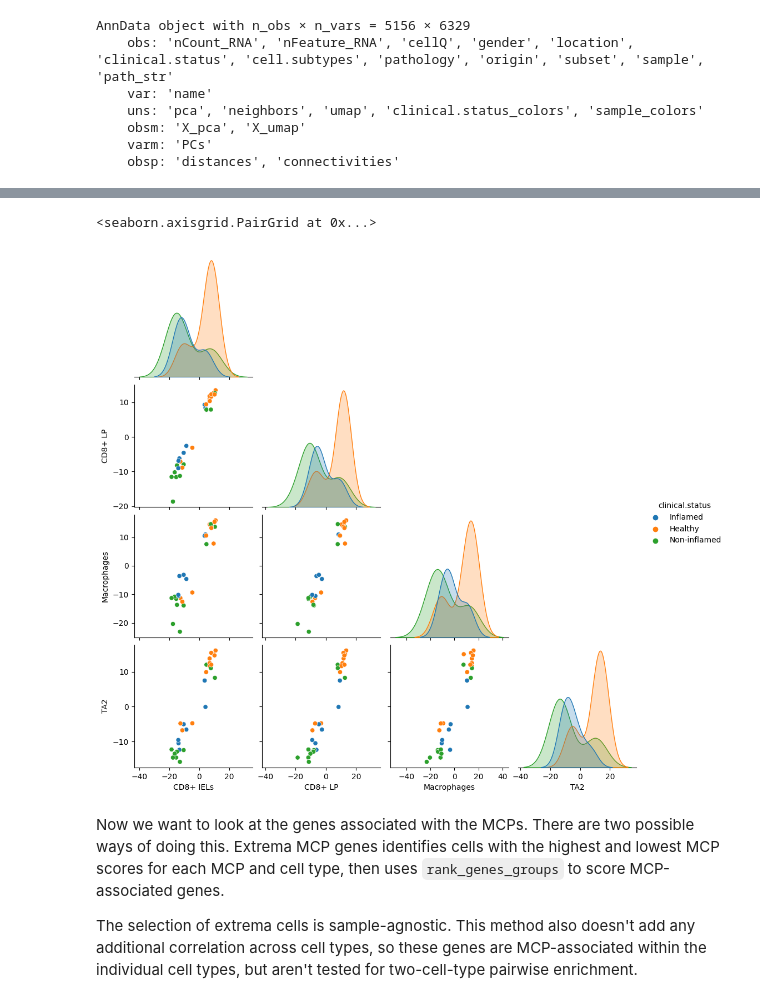
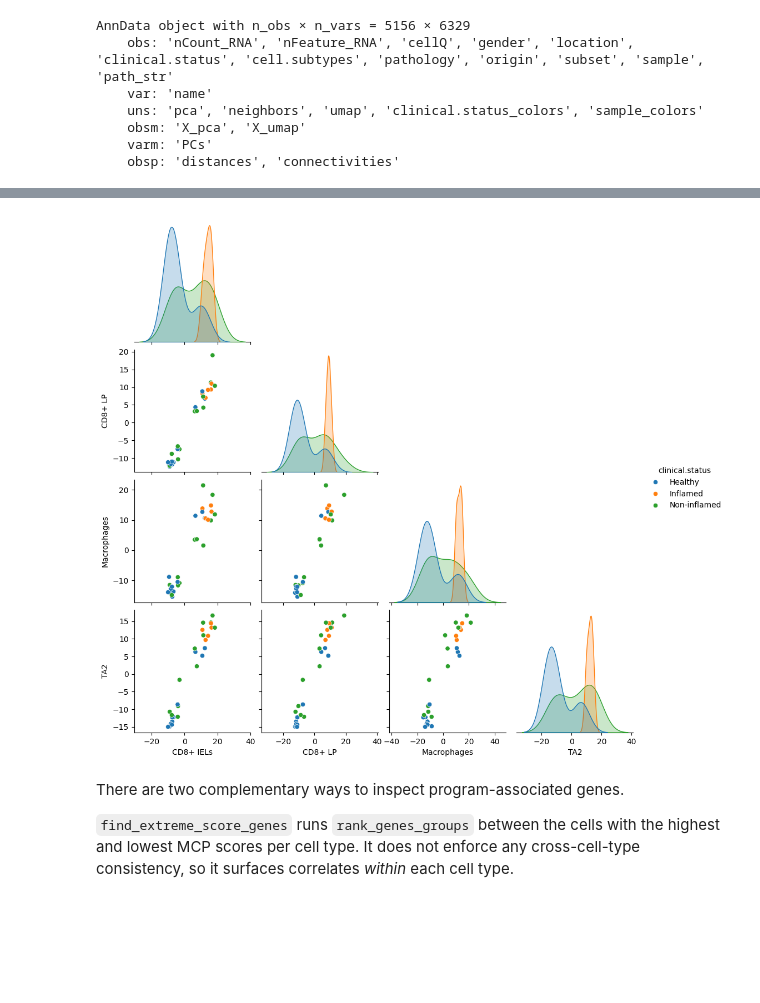
Before and after one commit to scverse/pertpy-tutorials, a Jupyter notebook: dialogue.ipynb, the cells around one changed output, grey strips where cells are left out. Saved outputs shown, nothing was run; the diff lists cells and outputs as text; code cells hidden in the pictures; blank space fills up the shorter version.

```diff
--- a/dialogue.ipynb
+++ b/dialogue.ipynb
@@ -84,9 +96,11 @@ AnnData object with n_obs × n_vars = 5156 × 6329
 # %%
 dl = pt.tl.Dialogue(
-    sample_id="sample",
     celltype_key="cell.subtypes",
-    n_counts_key="nCount_RNA",
-    n_mpcs=3,
+    sample_key="sample",
+    cell_quality_key="cellQ",
+    n_programs=3,
 )
 # %%
-adata, mcps, ws, ct_subs = dl.calculate_multifactor_PMD(adata, normalize=True)
+dl.fit_programs(adata)
+dl.test_celltype_pairs(adata)
+dl.refine_scores(adata)
@@ -131,18 +141,9 @@ dl.plot_split_violins(adata, split_key="path_str", celltype_key="cell.subtypes",
 # %%
-dl.plot_pairplot(
-    adata,
-    celltype_key="cell.subtypes",
-    color="clinical.status",
-    mcp="mcp_0",
-    sample_id="sample",
-)
+dl.plot_pairplot(adata, color="clinical.status", program="MCP1")
 # %% [output]
-<seaborn.axisgrid.PairGrid at 0x...>
-[figure, old version]
+[figure, new version]
 # %% [markdown]
-Now we want to look at the genes associated with the MCPs. There are two possible ways of doing this.
-Extrema MCP genes identifies cells with the highest and lowest MCP scores for each MCP and cell type, then uses `rank_genes_groups` to score MCP-associated genes.
+There are two complementary ways to inspect program-associated genes.
 
-The selection of extrema cells is sample-agnostic.
-This method also doesn't add any additional correlation across cell types, so these genes are MCP-associated within the individual cell types, but aren't tested for two-cell-type pairwise enrichment.
+`find_extreme_score_genes` runs `rank_genes_groups` between the cells with the highest and lowest MCP scores per cell type. It does not enforce any cross-cell-type consistency, so it surfaces correlates *within* each cell type.
 # %%
```
Also changed, not shown: parts of 21 cells of this notebook.
